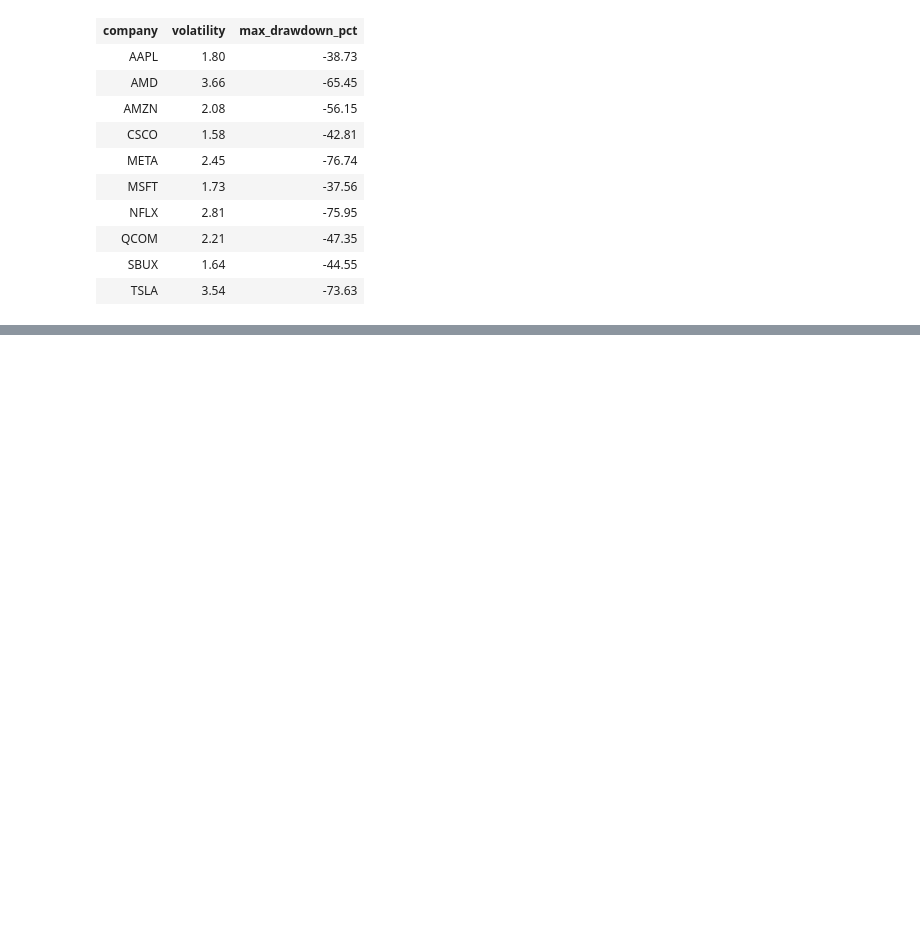
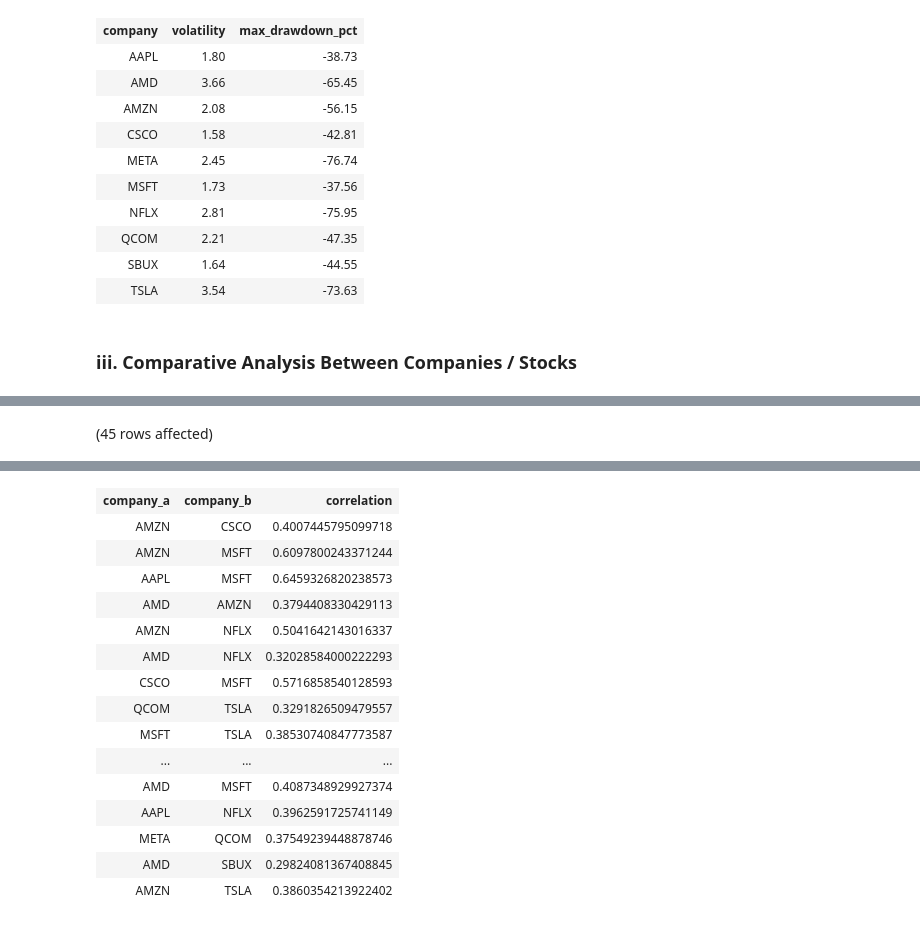
Before and after one commit to bradleytkay/stock_market_analysis, a Jupyter notebook: step_3a_eda_pt_2.ipynb, the cells around one changed output, grey strips where cells are left out. Cells and saved outputs as stored; diff of their text form; code cells hidden in the pictures; blank space fills up the shorter version.

Commit message:
computed relative performance, created table and inserted computed data

```diff
--- a/step_3a_eda_pt_2.ipynb
+++ b/step_3a_eda_pt_2.ipynb
@@ -385,3 +385,48 @@ Total execution time: 00:00:00.020
 | QCOM | 2.21 | -47.35 |
 | SBUX | 1.64 | -44.55 |
 | TSLA | 3.54 | -73.63 |
+# %% [markdown]
+### iii. Comparative Analysis Between Companies / Stocks
+# %%
+WITH returns_a AS (
+    SELECT
+        company,
+        [date],
+        ([close] - LAG([close]) OVER (PARTITION BY company ORDER BY [date])) / LAG([close]) OVER (PARTITION BY company ORDER BY [date]) AS daily_return
+    FROM stock_data
+), returns_b AS (
+    SELECT
+        company,
+        [date],
+        ([close] - LAG([close]) OVER (PARTITION BY company ORDER BY [date])) / LAG([close]) OVER (PARTITION BY company ORDER BY [date]) AS daily_return
+    FROM stock_data
+), avg_stdev_a AS (
+    SELECT
+        company,
+        AVG(daily_return) AS avg_a,
+        STDEV(daily_return) AS stdev_a
+    FROM returns_a
+    GROUP BY company
+), avg_stdev_b AS (
+    SELECT
+        company,
+        AVG(daily_return) AS avg_b,
+        STDEV(daily_return) AS stdev_b
+    FROM returns_b
+    GROUP BY company
+)
+SELECT
+    a.company AS company_a,
+    b.company AS company_b,
+    AVG((a.daily_return - avg_a.avg_a) * (b.daily_return - avg_b.avg_b))
+    / (avg_a.stdev_a * avg_b.stdev_b) AS correlation
+FROM returns_a a
+JOIN returns_b b
+    ON a.[date] = b.[date]
+    AND a.company < b.company
+JOIN avg_stdev_a avg_a
+    ON a.company = avg_a.company
+JOIN avg_stdev_b avg_b
+    ON b.company = avg_b.company
+GROUP BY a.company, b.company, avg_a.stdev_a, avg_b.stdev_b;
+# %% [output]
@@ -387,0 +434 @@ Total execution time: 00:00:00.020
+(45 rows affected)
@@ -387,0 +436,16 @@ Total execution time: 00:00:00.020
+| company_a | company_b | correlation |
+| AMZN | CSCO | 0.4007445795099718 |
+| AMZN | MSFT | 0.6097800243371244 |
+| AAPL | MSFT | 0.6459326820238573 |
+| AMD | AMZN | 0.3794408330429113 |
+| AMZN | NFLX | 0.5041642143016337 |
+| AMD | NFLX | 0.32028584000222293 |
+| CSCO | MSFT | 0.5716858540128593 |
+| QCOM | TSLA | 0.3291826509479557 |
+| MSFT | TSLA | 0.38530740847773587 |
+| ... | ... | ... |
+| AMD | MSFT | 0.4087348929927374 |
+| AAPL | NFLX | 0.3962591725741149 |
+| META | QCOM | 0.37549239448878746 |
+| AMD | SBUX | 0.29824081367408845 |
+| AMZN | TSLA | 0.3860354213922402 |
```
Also changed, not shown: parts of 5 cells of this notebook.
